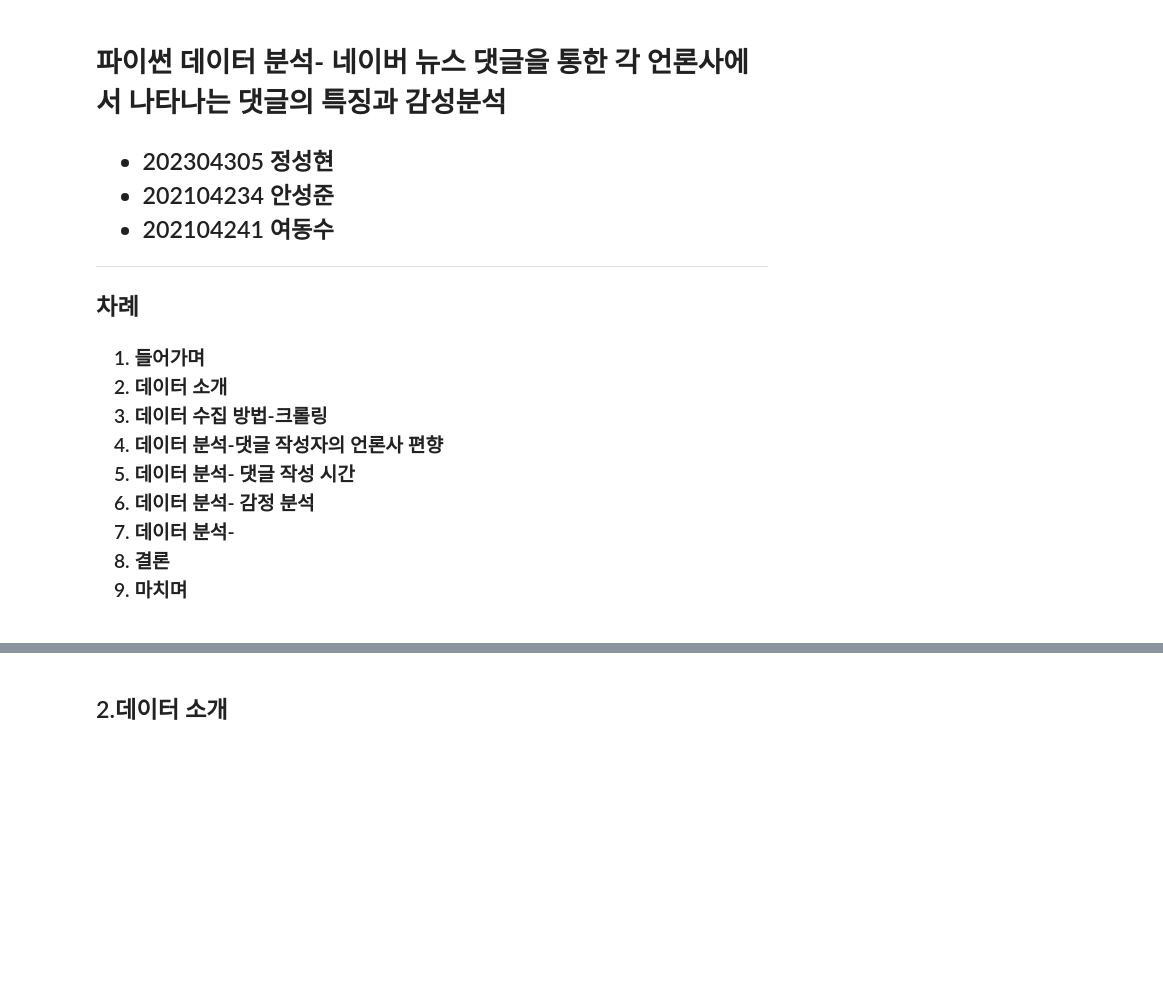
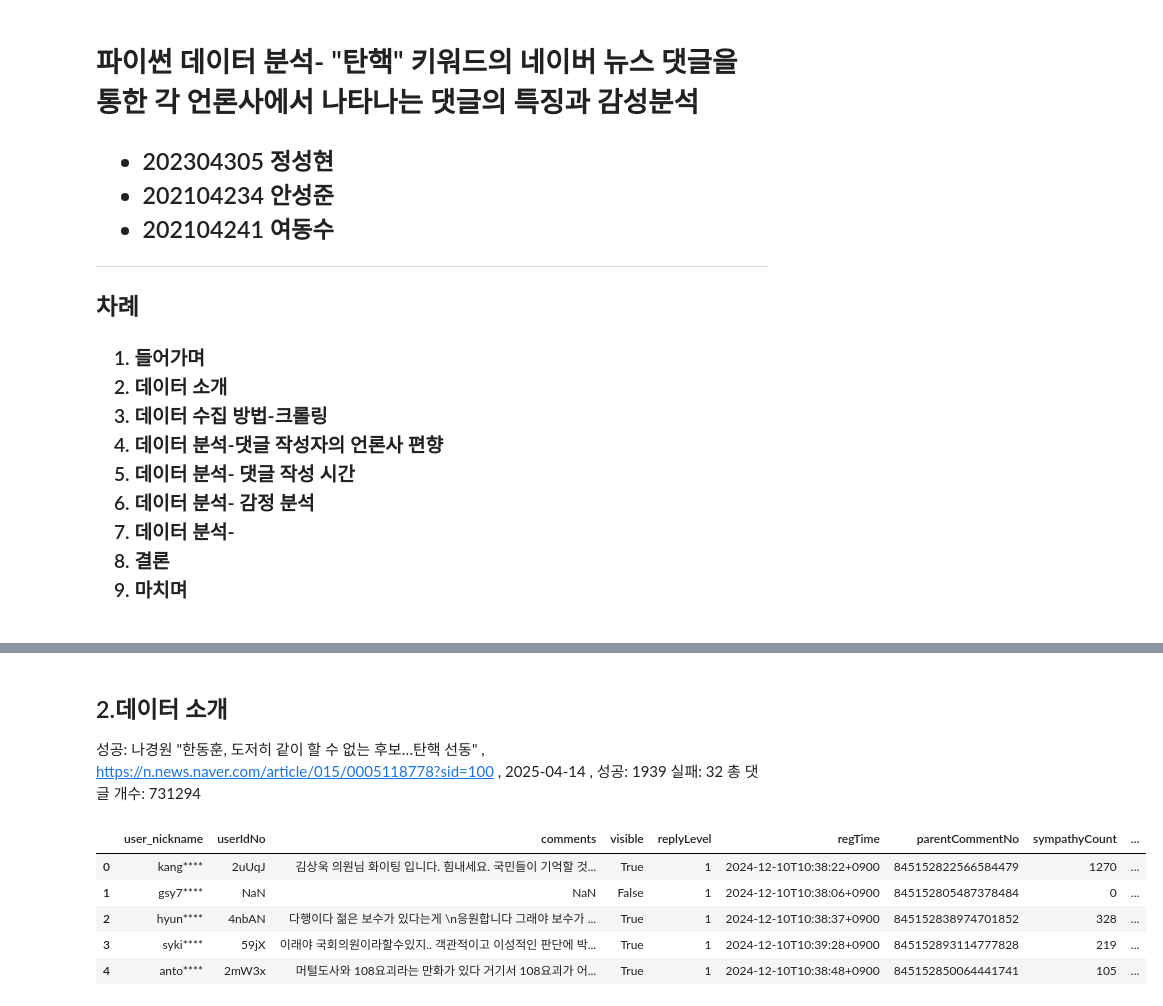
Before and after one commit to Esperise/PDA-25-1, a Jupyter notebook: PDA_newsCommentsAnalysis/code/code_notebook.ipynb, the cells around one changed output, grey strips where cells are left out. Cells and saved outputs as stored; diff of their text form; code cells hidden in the pictures; blank space fills up the shorter version.

```diff
--- a/PDA_newsCommentsAnalysis/code/code_notebook.ipynb
+++ b/PDA_newsCommentsAnalysis/code/code_notebook.ipynb
@@ -27,5 +27,5 @@ from sklearn.manifold import MDS
 # %% [markdown]
-<h1 style="margin:5px;">파이썬 데이터 분석- 네이버 뉴스 댓글을 통한 각 언론사에서 나타나는 댓글의 특징과 감성분석</h1>
+<h1 style="margin:5px;">파이썬 데이터 분석- "탄핵" 키워드의 네이버 뉴스 댓글을 통한 각 언론사에서 나타나는 댓글의 특징과 감성분석</h1>
 <h2>
 <ul style="list-style-type: none">
     <li style="">202304305 정성현</li>
@@ -56,7 +56,16 @@ from sklearn.manifold import MDS
 </p>
 # %% [markdown]
 <h2> 2.데이터 소개 </h2>
+
+성공: 나경원 "한동훈, 도저히 같이 할 수 없는 후보…탄핵 선동" , https://n.news.naver.com/article/015/0005118778?sid=100 , 2025-04-14 , 성공: 1939 실패: 32 총 댓글 개수: 731294
 # %%
-df=pd.read_csv("../src/news_comments")
+before_integrated=pd.read_csv("../src/news_comments/JTBC/2024-12-09_JTBC_김상욱 _탄핵 찬성..논의 중인 의원들 있어, 탄핵안 통과 충분_.csv")
 # %%
-df.head(5)
+before_integrated.head(5)
+# %% [output]
+|  | user_nickname | userIdNo | comments | visible | replyLevel | regTime | parentCommentNo | sympathyCount | ... |
+| 0 | kang**** | 2uUqJ | 김상욱 의원님 화이팅 입니다. 힘내세요. 국민들이 기억할 것... | True | 1 | 2024-12-10T10:38:22+0900 | 845152822566584479 | 1270 | ... |
+| 1 | gsy7**** | NaN | NaN | False | 1 | 2024-12-10T10:38:06+0900 | 845152805487378484 | 0 | ... |
+| 2 | hyun**** | 4nbAN | 다행이다 젊은 보수가 있다는게 \n응원합니다 그래야 보수가 ... | True | 1 | 2024-12-10T10:38:37+0900 | 845152838974701852 | 328 | ... |
+| 3 | syki**** | 59jX | 이래야 국회의원이라할수있지.. 객관적이고 이성적인 판단에 박... | True | 1 | 2024-12-10T10:39:28+0900 | 845152893114777828 | 219 | ... |
+| 4 | anto**** | 2mW3x | 머털도사와 108요괴라는 만화가 있다 거기서 108요괴가 어... | True | 1 | 2024-12-10T10:38:48+0900 | 845152850064441741 | 105 | ... |
```
Also changed, not shown: parts of 15 cells of this notebook.
